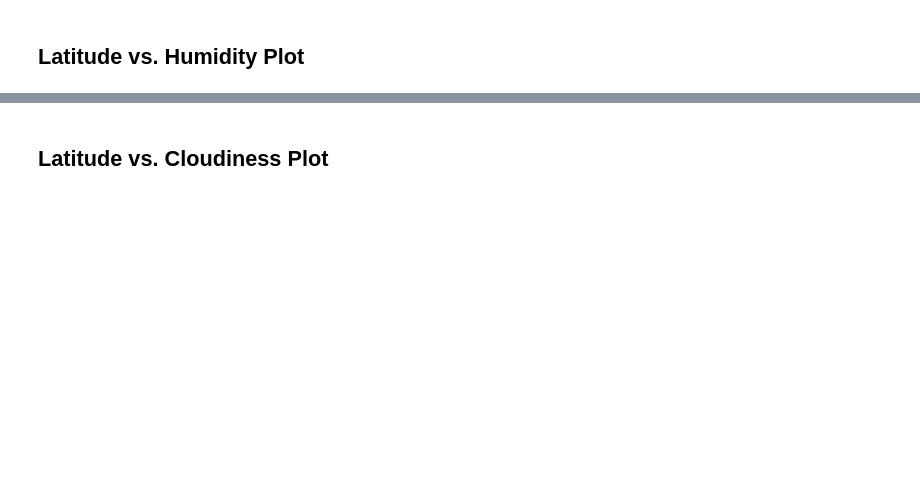
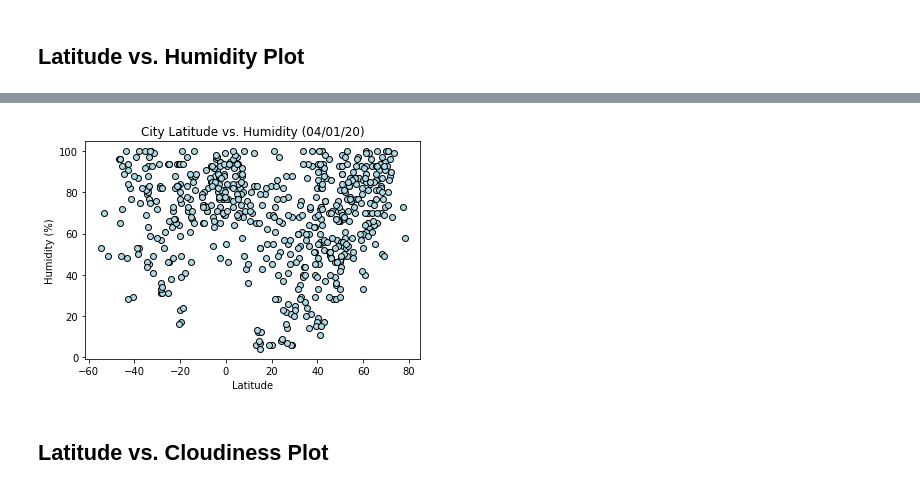
Before and after one commit to jenniecinelli/python-api-challenge, a Jupyter notebook: WeatherPy/WeatherPy.ipynb, the cells around one changed output, grey strips where cells are left out. Drawn from its saved outputs; the diff is of its cells as text; code cells hidden in the pictures; blank space fills up the shorter version.

```diff
--- a/WeatherPy/WeatherPy.ipynb
+++ b/WeatherPy/WeatherPy.ipynb
@@ -187,2 +189,13 @@ Int64Index([], dtype='int64')
+# %%
+# Create a Scatter Plot for Humidity vs latitude
+x_values = weather_data['Lat']
+y_values = weather_data['Humidity']
+plt.scatter(x_values,y_values, facecolors="lightblue", edgecolors="black")
+plt.title('City Latitude vs. Humidity (04/01/20)')
+plt.xlabel('Latitude')
+plt.ylabel('Humidity (%)')
+plt.show()
+# %% [output]
+[figure, added]
 # %% [markdown]
 ## Latitude vs. Cloudiness Plot
```
Also changed, not shown: parts of 17 cells of this notebook, 1 other file.
